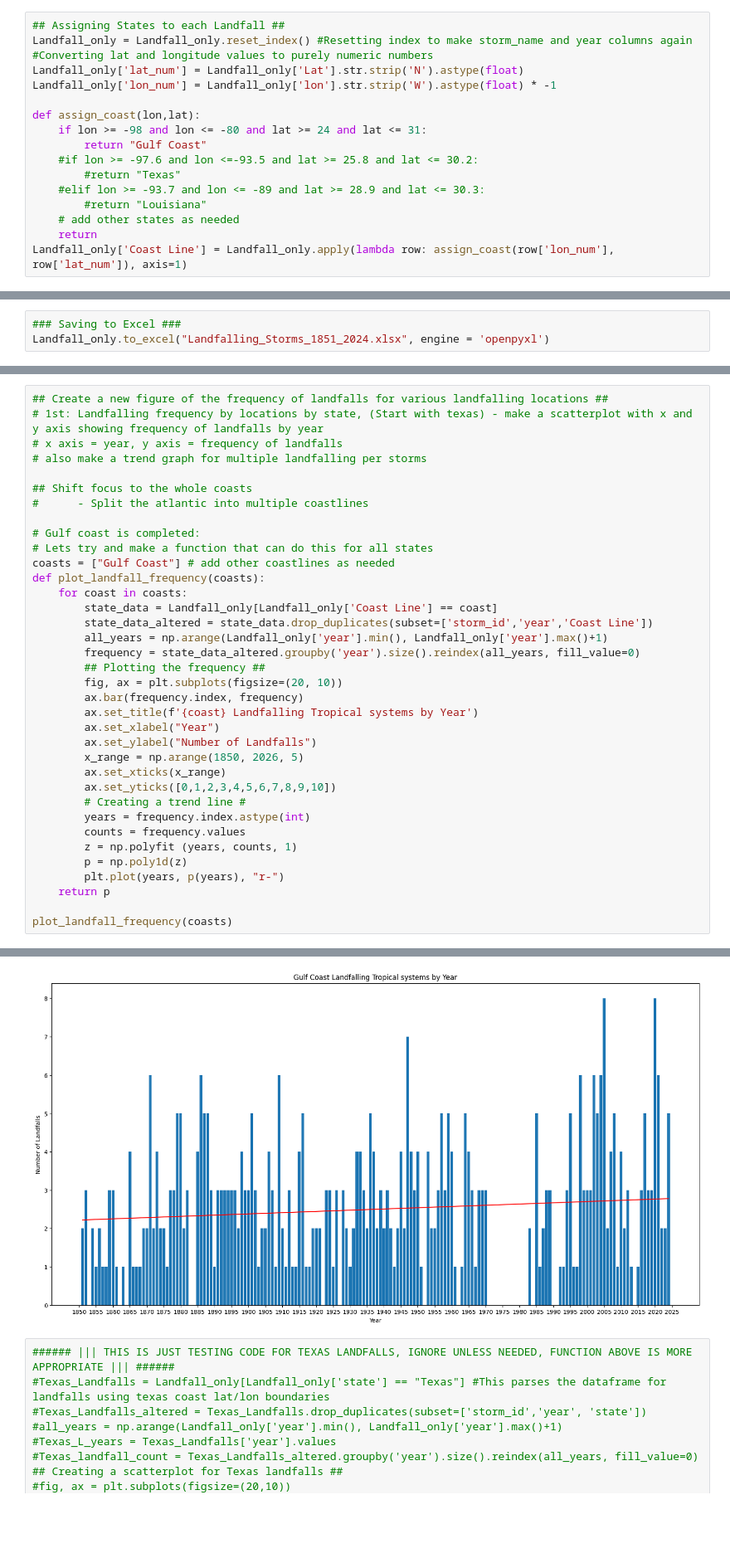
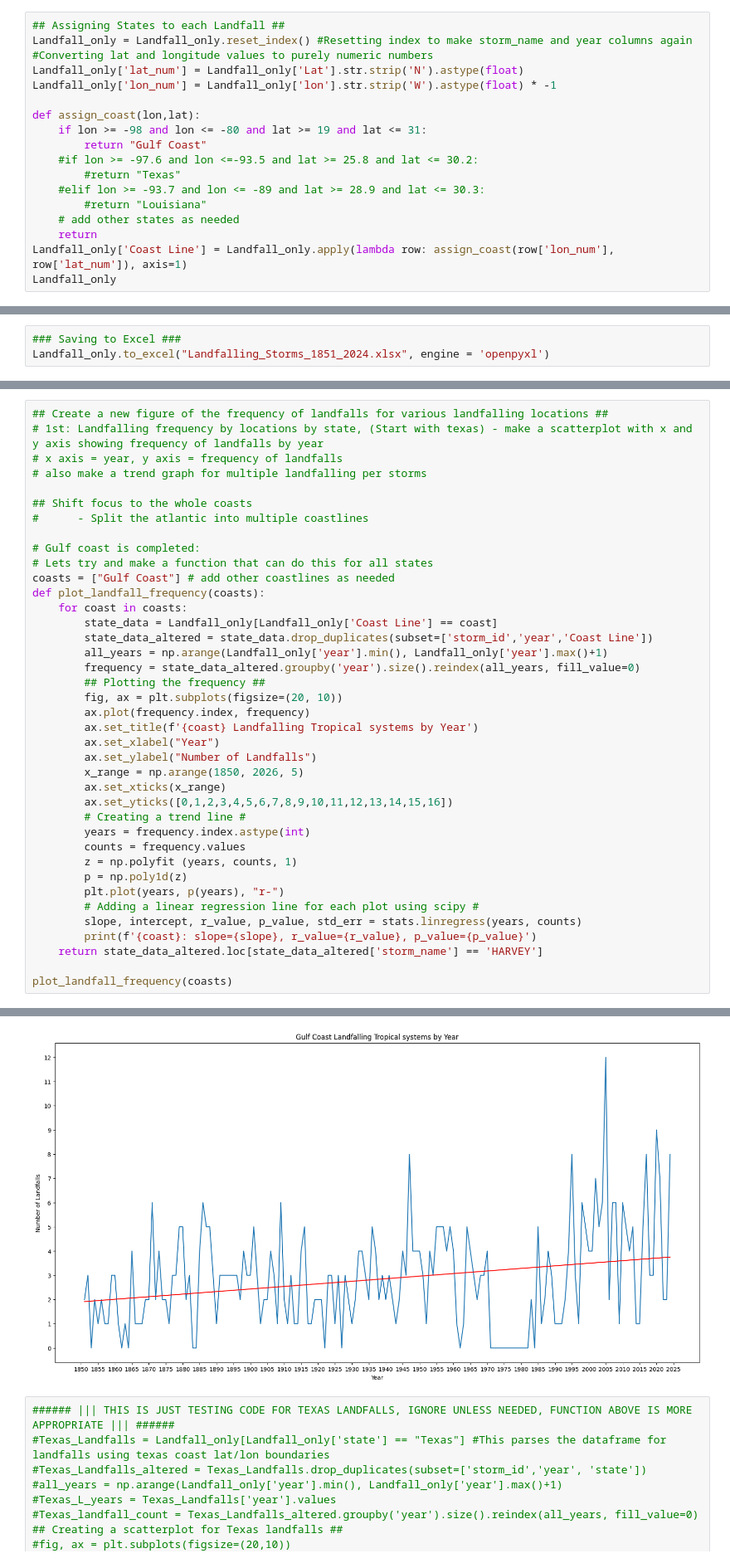
Before and after one commit to EP-Shark/Meteorology-Research-Dr.-Misra-, a Jupyter notebook: Hurdat2_analysis.ipynb, the cells around one changed output, grey strips where cells are left out. Shown at 83% size. Drawn from its saved outputs; the diff is of its cells as text; blank space fills up the shorter version.

Commit message:
changed things with the gulf coast boundary and added stats coding lines

```diff
--- a/Hurdat2_analysis.ipynb
+++ b/Hurdat2_analysis.ipynb
@@ -71,7 +72,7 @@ Landfall_only['lat_num'] = Landfall_only['Lat'].str.strip('N').astype(float)
 Landfall_only['lon_num'] = Landfall_only['lon'].str.strip('W').astype(float) * -1
 
 def assign_coast(lon,lat):
-    if lon >= -98 and lon <= -80 and lat >= 24 and lat <= 31:
+    if lon >= -98 and lon <= -80 and lat >= 19 and lat <= 31:
         return "Gulf Coast"
     #if lon >= -97.6 and lon <=-93.5 and lat >= 25.8 and lat <= 30.2:
         #return "Texas"
@@ -80,3 +81,4 @@ def assign_coast(lon,lat):
     # add other states as needed
     return
 Landfall_only['Coast Line'] = Landfall_only.apply(lambda row: assign_coast(row['lon_num'], row['lat_num']), axis=1)
+Landfall_only
@@ -132,20 +148,23 @@ def plot_landfall_frequency(coasts):
         frequency = state_data_altered.groupby('year').size().reindex(all_years, fill_value=0)
         ## Plotting the frequency ##
         fig, ax = plt.subplots(figsize=(20, 10))
-        ax.bar(frequency.index, frequency)
+        ax.plot(frequency.index, frequency)
         ax.set_title(f'{coast} Landfalling Tropical systems by Year')
         ax.set_xlabel("Year")
         ax.set_ylabel("Number of Landfalls")
         x_range = np.arange(1850, 2026, 5)
         ax.set_xticks(x_range)
-        ax.set_yticks([0,1,2,3,4,5,6,7,8,9,10])
+        ax.set_yticks([0,1,2,3,4,5,6,7,8,9,10,11,12,13,14,15,16])
         # Creating a trend line #
         years = frequency.index.astype(int)
         counts = frequency.values
         z = np.polyfit (years, counts, 1)
         p = np.poly1d(z)
         plt.plot(years, p(years), "r-")
-    return p
+        # Adding a linear regression line for each plot using scipy #
+        slope, intercept, r_value, p_value, std_err = stats.linregress(years, counts)
+        print(f'{coast}: slope={slope}, r_value={r_value}, p_value={p_value}')
+    return state_data_altered.loc[state_data_altered['storm_name'] == 'HARVEY']
 
 plot_landfall_frequency(coasts)
 # %% [output]
@@ -153,4 +176,4 @@ poly1d([ 3.22218742e-03, -3.74298813e+00])
-[figure, old version]
+[figure, new version]
 # %%
 ###### ||| THIS IS JUST TESTING CODE FOR TEXAS LANDFALLS, IGNORE UNLESS NEEDED, FUNCTION ABOVE IS MORE APPROPRIATE ||| ######
 #Texas_Landfalls = Landfall_only[Landfall_only['state'] == "Texas"] #This parses the dataframe for landfalls using texas coast lat/lon boundaries
```
Also changed, not shown: parts of 4 cells of this notebook.
